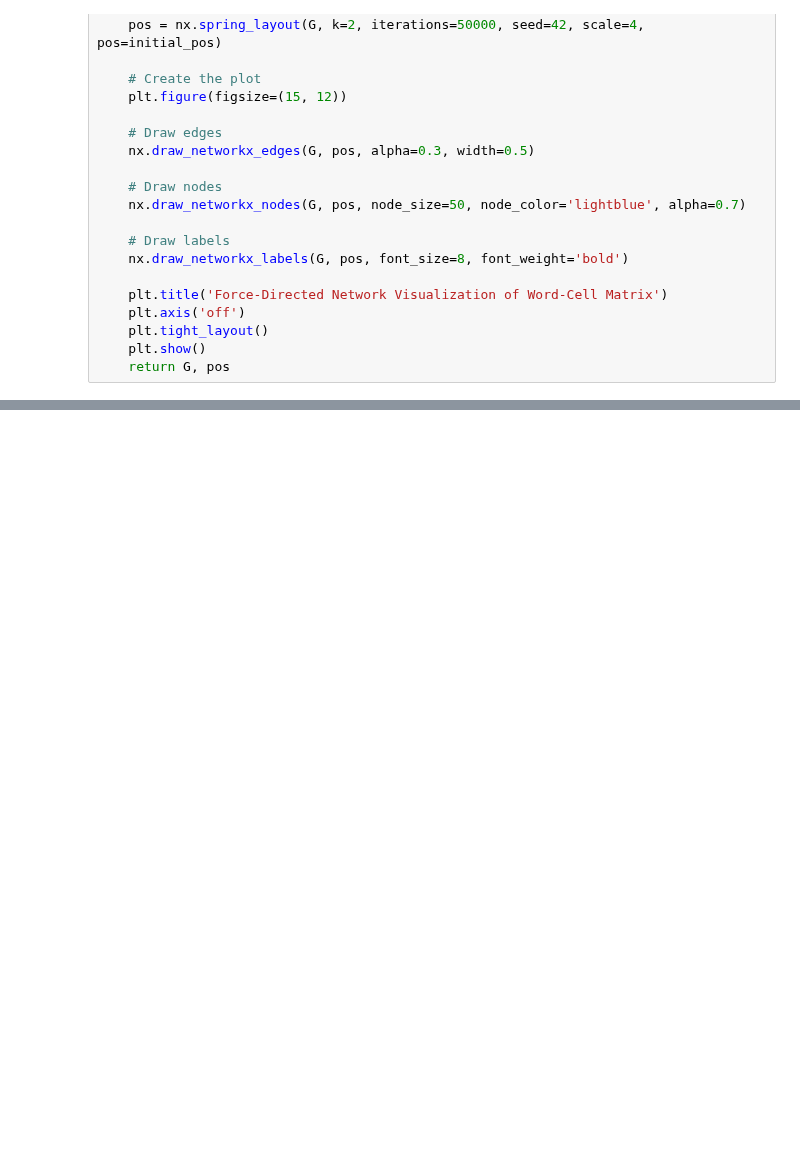
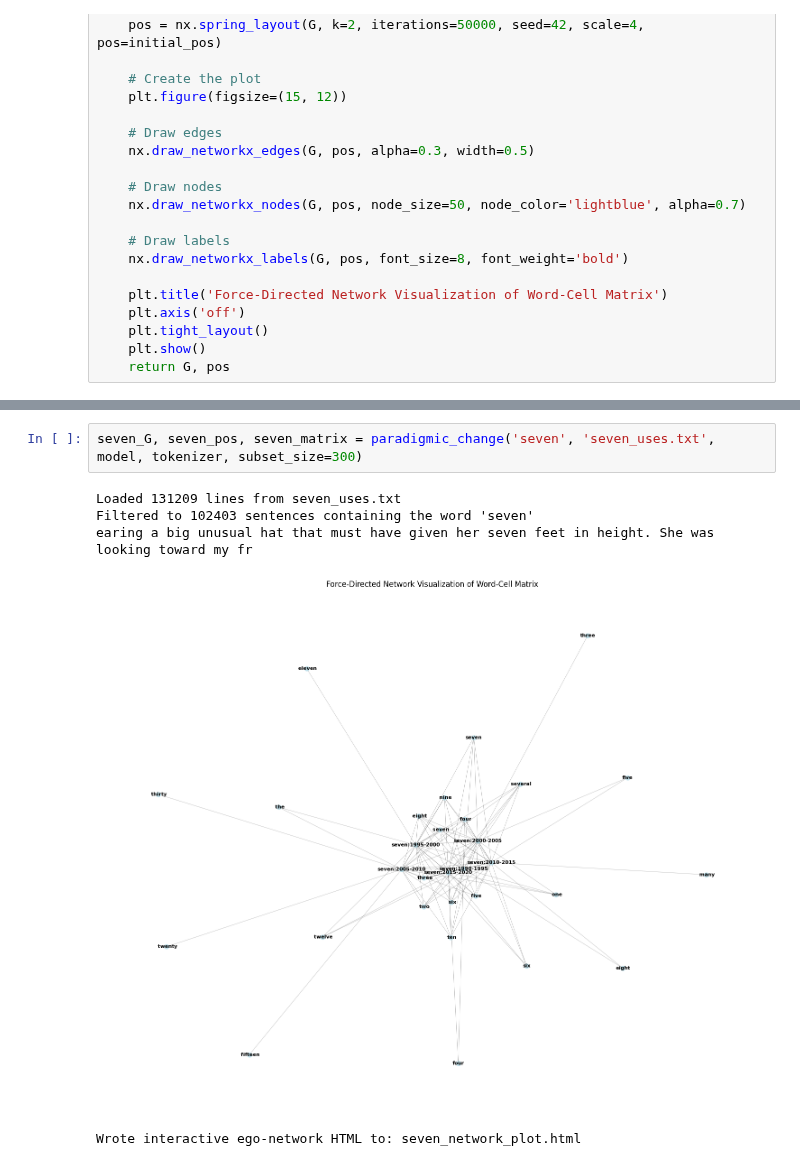
Before and after one commit to bstadt/tlm-1-release, a Jupyter notebook: eda/paradigmic.ipynb, the cells around one changed output, grey strips where cells are left out. Saved outputs shown, nothing was run; the diff lists cells and outputs as text; blank space fills up the shorter version.

```diff
--- a/eda/paradigmic.ipynb
+++ b/eda/paradigmic.ipynb
@@ -500,0 +507,8 @@ UnboundLocalError: cannot access local variable 'model' where it is not associat
+# %%
+seven_G, seven_pos, seven_matrix = paradigmic_change('seven', 'seven_uses.txt', model, tokenizer, subset_size=300)
+# %% [output]
+Loaded 131209 lines from seven_uses.txt
+Filtered to 102403 sentences containing the word 'seven'
+earing a big unusual hat that must have given her seven feet in height. She was looking toward my fr
+[figure, added]
+Wrote interactive ego-network HTML to: seven_network_plot.html
```
Also changed, not shown: parts of 4 cells of this notebook.
